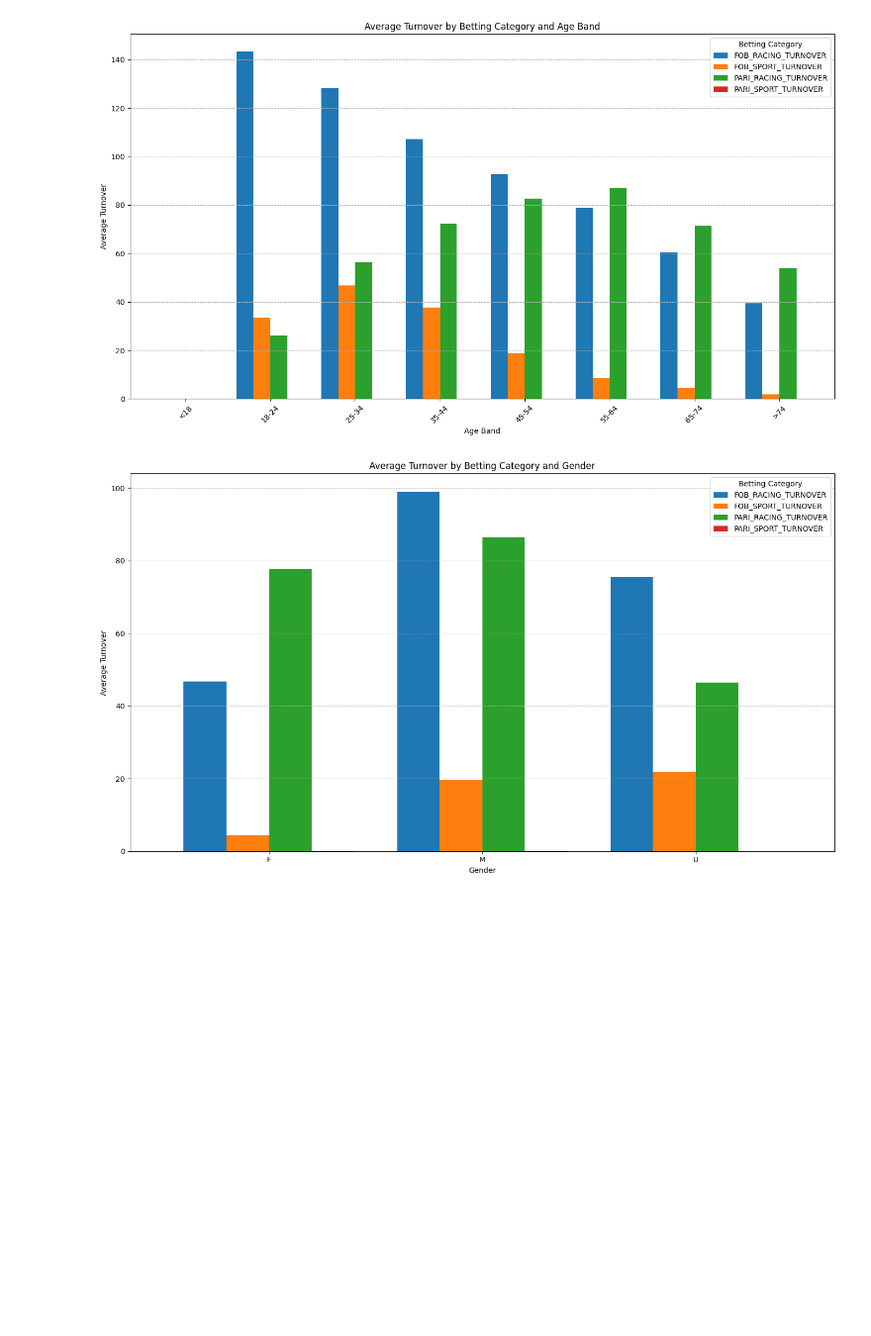
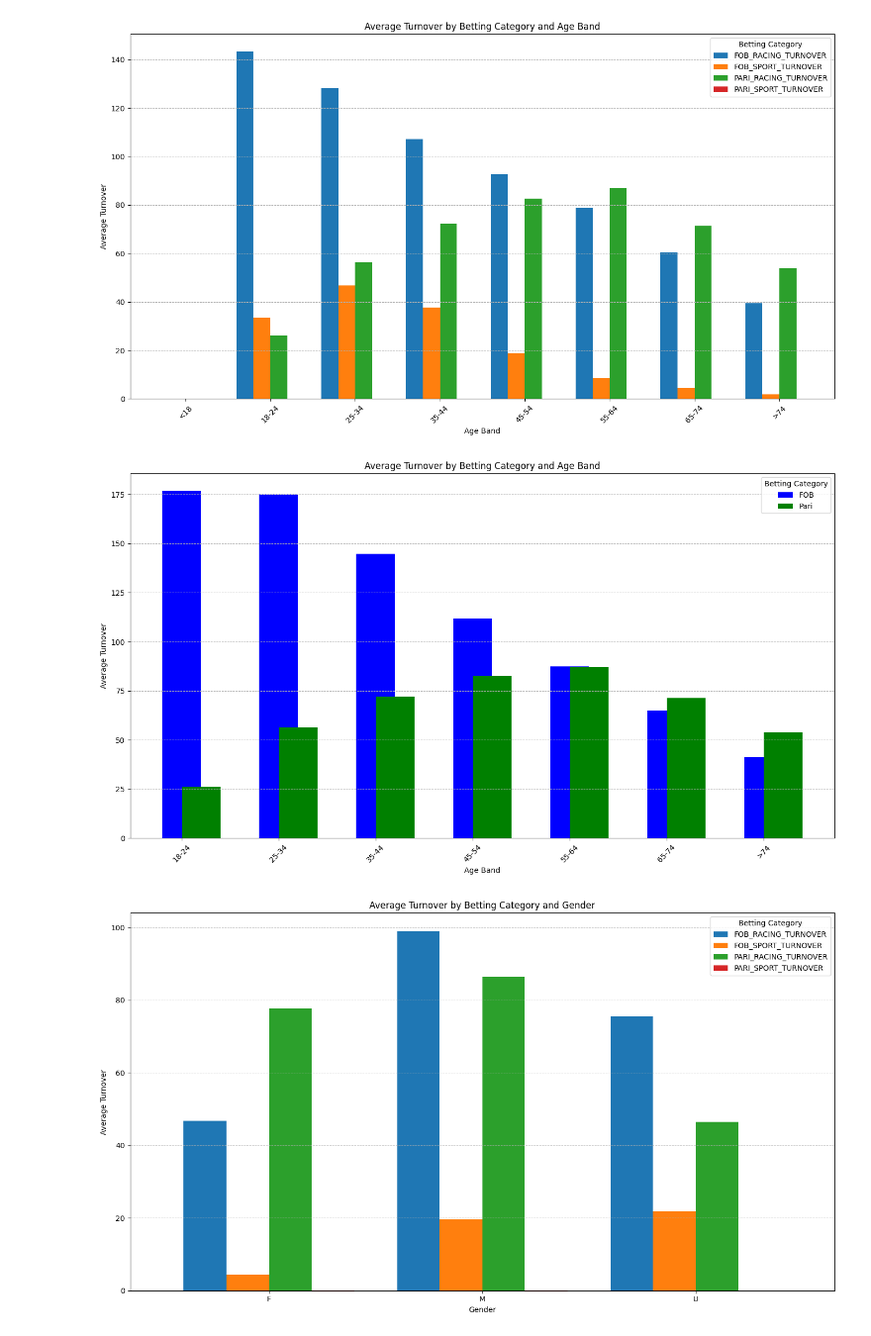
Before and after one commit to ThanhVo15/Competition, a Jupyter notebook: 2. Data Got Talent/2. Final Round/Code/GROSS_MARGIN_FORECAST copy.ipynb, the cells around one changed output. Shown at 99% size. Cells and saved outputs as stored; diff of their text form; code cells hidden in the pictures; blank space fills up the shorter version.

```diff
--- a/2. Data Got Talent/2. Final Round/Code/GROSS_MARGIN_FORECAST copy.ipynb
+++ b/2. Data Got Talent/2. Final Round/Code/GROSS_MARGIN_FORECAST copy.ipynb
@@ -33,7 +33,7 @@ import seaborn as sns
 # %% [markdown]
 ## 2.1 Import Dataset
 # %%
-df_origin = pd.read_csv(r"D:\Data\TAB_Betting_Data.csv")
+df_origin = pd.read_csv(r"D:\Data\1. Data Got Talent 2024\TAB_Betting_Data.csv")
 df = df_origin.copy()
 # %%
 df.head()
@@ -147,6 +147,33 @@ plt.tight_layout()
 plt.show()
 # %% [output]
 [figure]
+# %%
+import matplotlib.pyplot as plt
+
+# Assuming 'data' is your DataFrame and it has 'FOB_TURNOVER' and 'PARI_TURNOVER' calculated as needed
+
+# Aggregating average turnover for FOB and Pari by age band
+age_band_turnover = df.groupby('AGE_BAND').agg({
+    'FOB_TURNOVER': 'mean',
+    'PARI_TURNOVER': 'mean'
+}).reset_index()
+
+# Plotting
+plt.figure(figsize=(14, 8))
+plt.bar(age_band_turnover['AGE_BAND'], age_band_turnover['FOB_TURNOVER'], width=0.4, label='FOB', align='center', color='blue')
+plt.bar(age_band_turnover['AGE_BAND'], age_band_turnover['PARI_TURNOVER'], width=0.4, label='Pari', align='edge', color='green')
+
+plt.title('Average Turnover by Betting Category and Age Band')
+plt.xlabel('Age Band')
+plt.ylabel('Average Turnover')
+plt.xticks(rotation=45)
+plt.legend(title='Betting Category')
+plt.grid(axis='y', linestyle='--', linewidth=0.7)
+
+plt.tight_layout()
+plt.show()
+# %% [output]
+[figure, added]
 # %%
 # Calculate average turnover in each betting category by gender
 gender_segmentation = df.groupby('GENDER')[['FOB_RACING_TURNOVER', 'FOB_SPORT_TURNOVER', 'PARI_RACING_TURNOVER', 'PARI_SPORT_TURNOVER']].mean()
```
Also changed, not shown: parts of 11 cells of this notebook.
